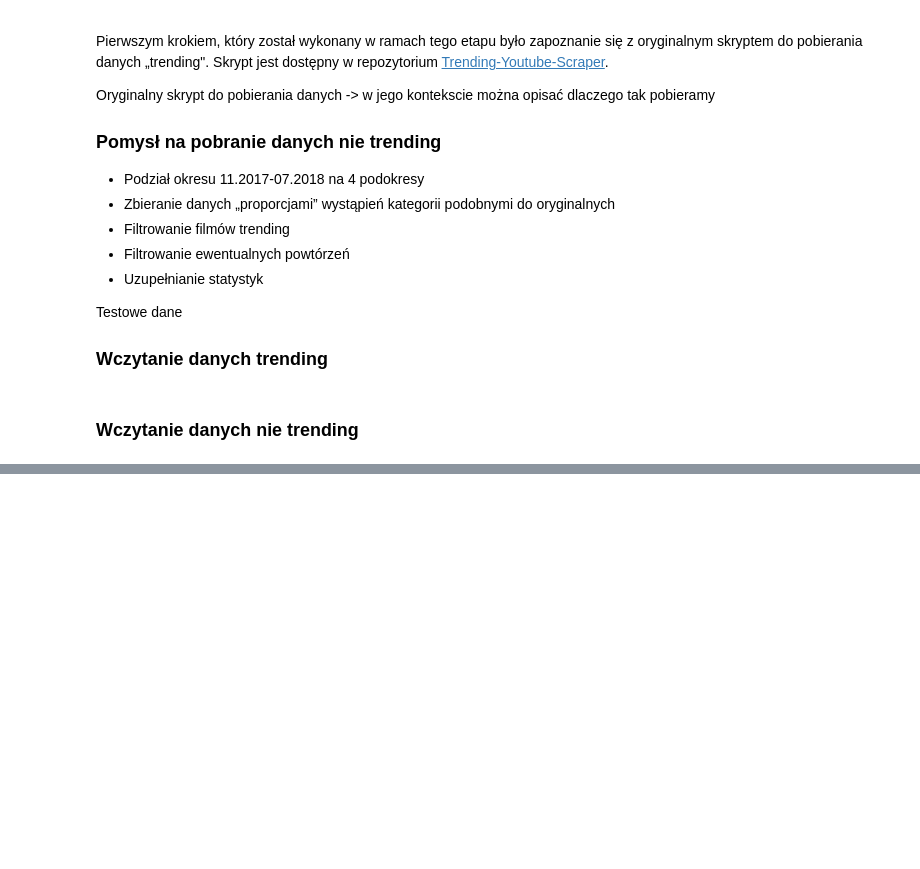
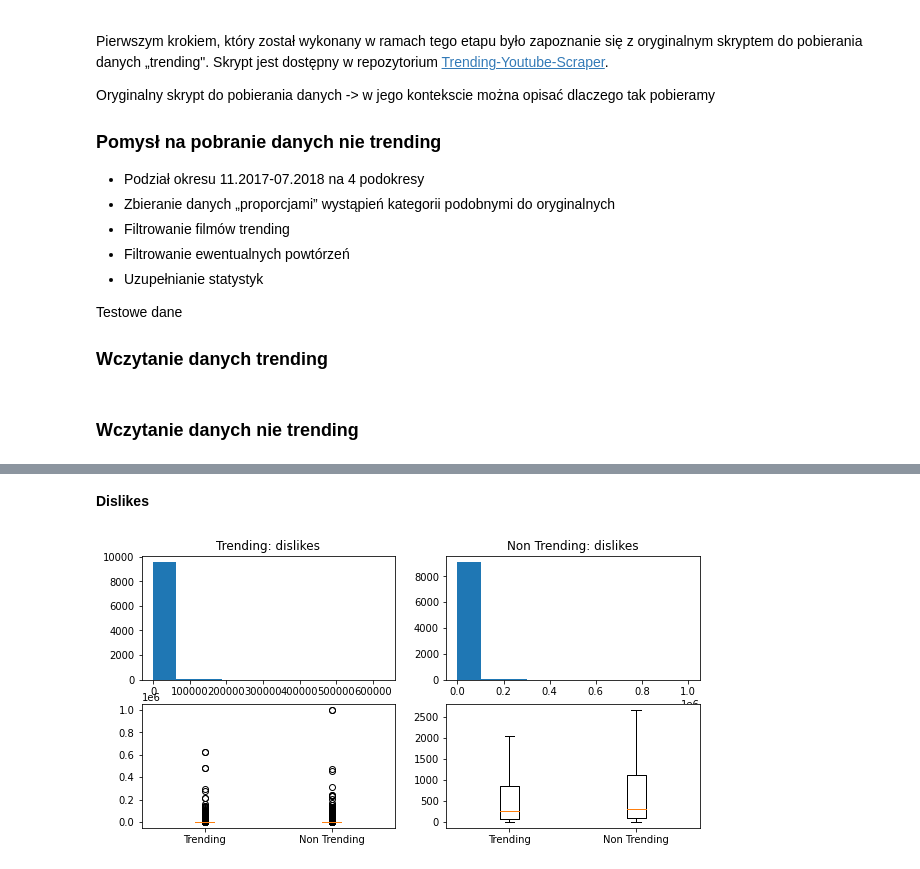
Before and after one commit to DominikKossinski/PED, a Jupyter notebook: notebooks/PED_5.ipynb, the cells around one changed output, grey strips where cells are left out. Drawn from its saved outputs; the diff is of its cells as text; code cells hidden in the pictures; blank space fills up the shorter version.

```diff
--- a/notebooks/PED_5.ipynb
+++ b/notebooks/PED_5.ipynb
@@ -94,0 +90,6 @@ plt.show()
+# %% [markdown]
+**Dislikes**
+# %%
+plot_numeric_attr("dislikes", trending_videos, non_trending_videos)
+# %% [output]
+[figure, added]
```
Also changed, not shown: parts of 26 cells of this notebook, 3 other files.
